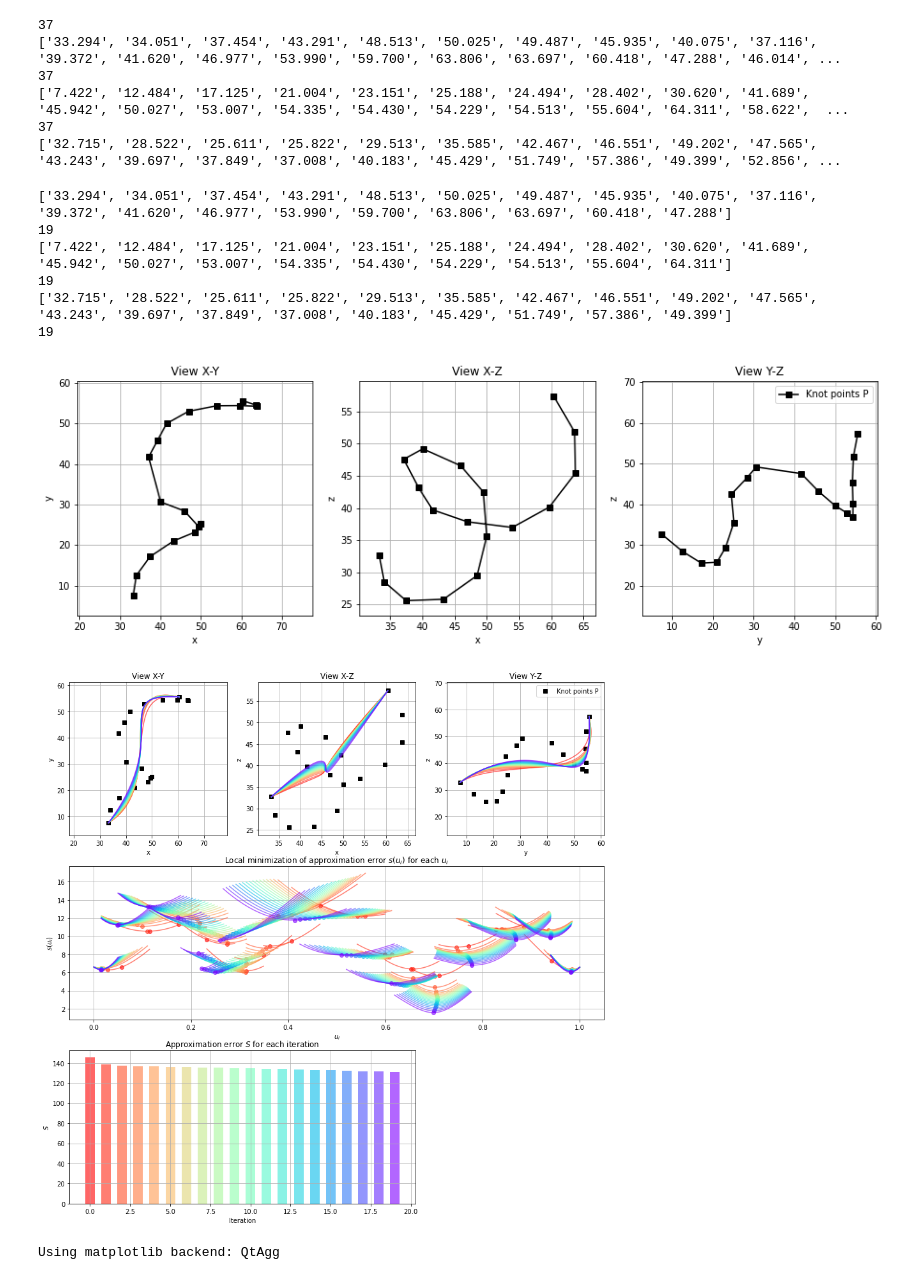
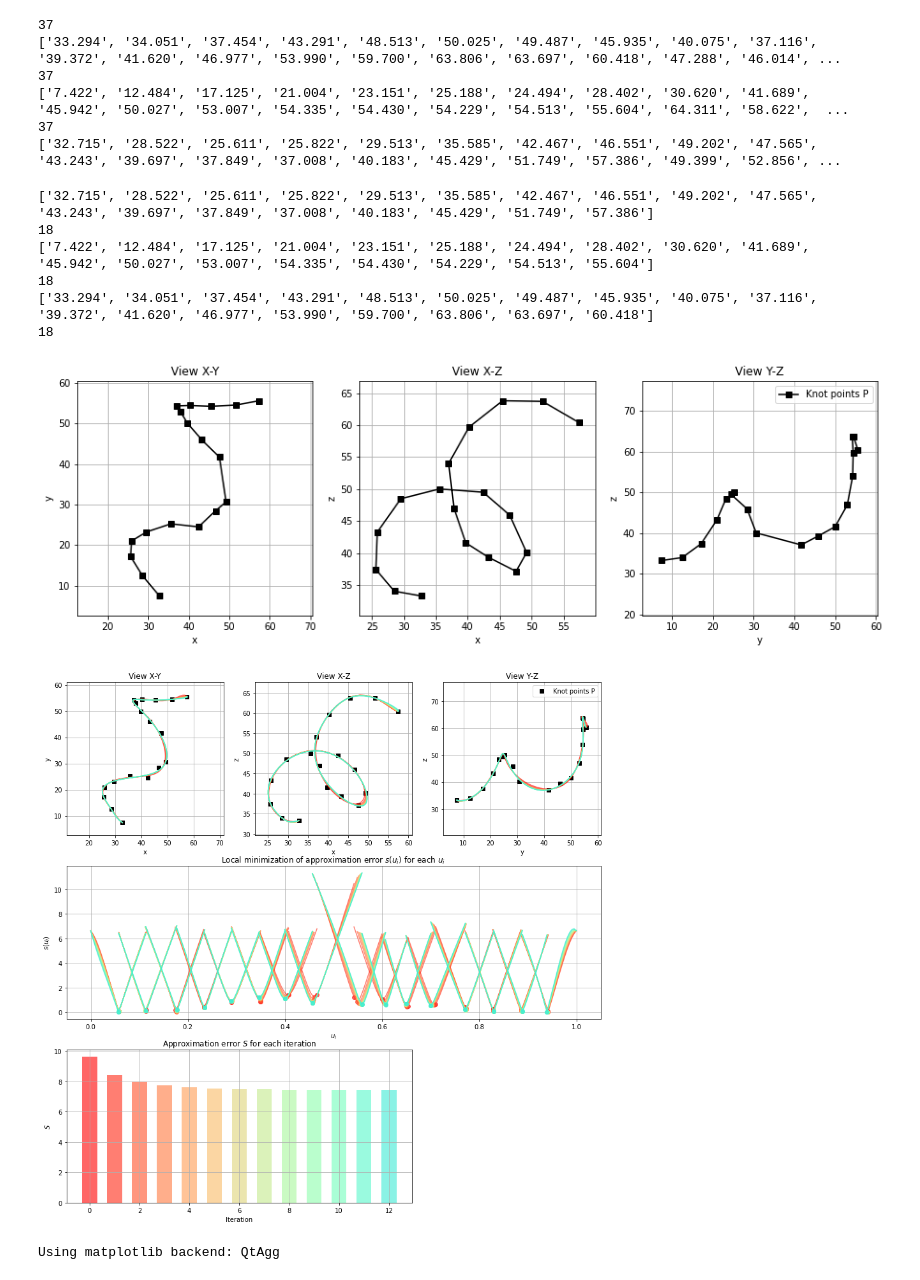
Before and after one commit to ady00/mldd-biologics, a Jupyter notebook: dna_curve_fit_1.ipynb, the cells around one changed output. Saved outputs shown, nothing was run; the diff lists cells and outputs as text; code cells hidden in the pictures.

```diff
--- a/dna_curve_fit_1.ipynb
+++ b/dna_curve_fit_1.ipynb
@@ -61,39 +63,28 @@ plt.show()
 37
 ['32.715', '28.522', '25.611', '25.822', '29.513', '35.585', '42.467', '46.551', '49.202', '47.565', '43.243', '39.697', '37.849', '37.008', '40.183', '45.429', '51.749', '57.386', '49.399', '52.856', ...
 # %%
-x = ['33.294', '34.051', '37.454', '43.291', '48.513', '50.025', '49.487', '45.935', '40.075', '37.116', '39.372', '41.620', '46.977', '53.990', '59.700', '63.806', '63.697', '60.418', '47.288', '46.014', '48.501', '53.192', '55.666', '57.191', '57.129', '52.916', '46.694', '41.073', '34.812', '32.354', '32.064', '35.023', '40.739', '46.170', '50.012', '52.004', '48.364']
-y = ['7.422', '12.484', '17.125', '21.004', '23.151', '25.188', '24.494', '28.402', '30.620', '41.689', '45.942', '50.027', '53.007', '54.335', '54.430', '54.229', '54.513', '55.604', '64.311', '58.622', '53.065', '48.377', '43.747', '40.833', '40.545', '39.222', '38.451', '37.418', '35.263', '30.104', '24.550', '20.277', '16.912', '14.673', '12.479', '12.051', '8.682']
-z = ['32.715', '28.522', '25.611', '25.822', '29.513', '35.585', '42.467', '46.551', '49.202', '47.565', '43.243', '39.697', '37.849', '37.008', '40.183', '45.429', '51.749', '57.386', '49.399', '52.856', '55.091', '55.721', '51.940', '46.266', '39.604', '34.420', '32.818', '31.529', '31.931', '35.356', '38.856', '43.698', '44.476', '41.885', '36.778', '30.191', '25.295']
+#obtaining the coordinates for phosphorous and splitting them as necessary
 
-x = x[0:19]
+x = xs[:18]
 print(x)
 print(len(x))
-y = y[0:19]
+y = ys[:18]
 print(y)
 print(len(y))
-z = z[0:19]
+z = zs[:18]
 print(z)
 print(len(z))
 # %% [output]
-['33.294', '34.051', '37.454', '43.291', '48.513', '50.025', '49.487', '45.935', '40.075', '37.116', '39.372', '41.620', '46.977', '53.990', '59.700', '63.806', '63.697', '60.418', '47.288']
-19
-['7.422', '12.484', '17.125', '21.004', '23.151', '25.188', '24.494', '28.402', '30.620', '41.689', '45.942', '50.027', '53.007', '54.335', '54.430', '54.229', '54.513', '55.604', '64.311']
-19
-['32.715', '28.522', '25.611', '25.822', '29.513', '35.585', '42.467', '46.551', '49.202', '47.565', '43.243', '39.697', '37.849', '37.008', '40.183', '45.429', '51.749', '57.386', '49.399']
-19
+['32.715', '28.522', '25.611', '25.822', '29.513', '35.585', '42.467', '46.551', '49.202', '47.565', '43.243', '39.697', '37.849', '37.008', '40.183', '45.429', '51.749', '57.386']
+18
+['7.422', '12.484', '17.125', '21.004', '23.151', '25.188', '24.494', '28.402', '30.620', '41.689', '45.942', '50.027', '53.007', '54.335', '54.430', '54.229', '54.513', '55.604']
+18
+['33.294', '34.051', '37.454', '43.291', '48.513', '50.025', '49.487', '45.935', '40.075', '37.116', '39.372', '41.620', '46.977', '53.990', '59.700', '63.806', '63.697', '60.418']
+18
 # %%
 %matplotlib inline
 
-#--- Generate y,z coords from given x coords
-def generate_yz_coords(x):
-    y = -0.5 * x**2 - 0.3 * x + 5
-    z = 0.1 * x**3 + 5
-    return y, z
-
 #--- Generate and store knot points in matrix P
-x = ['33.294', '34.051', '37.454', '43.291', '48.513', '50.025', '49.487', '45.935', '40.075', '37.116', '39.372', '41.620', '46.977', '53.990', '59.700', '63.806', '63.697', '60.418']
-y = ['7.422', '12.484', '17.125', '21.004', '23.151', '25.188', '24.494', '28.402', '30.620', '41.689', '45.942', '50.027', '53.007', '54.335', '54.430', '54.229', '54.513', '55.604']
-z = ['32.715', '28.522', '25.611', '25.822', '29.513', '35.585', '42.467', '46.551', '49.202', '47.565', '43.243', '39.697', '37.849', '37.008', '40.183', '45.429', '51.749', '57.386']
 
 n = len(x)
 
@@ -141,7 +132,7 @@ ax[i].margins(.1, .1)
 ax[i].legend()
 ax[i].grid()
 # %% [output]
-[figure, old version]
+[figure, new version]
 # %%
 def uniform_param(P):
     u = linspace(0, 1, len(P))
@@ -231,7 +222,7 @@ def iterative_param(P, u, fxcoeff, fycoeff, fzcoeff, fig_ax):
 #-------------------------------------------------------------------------------
 # Options for the approximation method
 #-------------------------------------------------------------------------------
-polydeg = 3           # Degree of polygons of parametric curve
+polydeg = 11           # Degree of polygons of parametric curve
 w = ones(n)           # Set weights for knot points
 w[0] = w[-1] = 1e6
 max_iter = 20         # Max. number of iterations
@@ -319,34 +310,34 @@ for iter_i in range(max_iter):
     f_uu[:,0] = pl.polyval(uu, fxcoeff)
     f_uu[:,1] = pl.polyval(uu, fycoeff)
     f_uu[:,2] = pl.polyval(uu, fzcoeff)
 
     #--- Print plots
     hp = ax[0].plot(f_uu[:,0], f_uu[:,1], color=plt_color[iter_i], alpha=plt_alpha)
     hp = ax[1].plot(f_uu[:,0], f_uu[:,2], color=plt_color[iter_i], alpha=plt_alpha)
     hp = ax[2].plot(f_uu[:,1], f_uu[:,2], color=plt_color[iter_i], alpha=plt_alpha)
 
     #--- Errors of init parametrization
     if iter_i == 0:
         for i in range(1, len(u)-1):
             ax[3].plot(u[i], linalg.norm(P[i]-f_u[i]), 'o', color=plt_color[iter_i], alpha=plt_alpha)
 
     #--- Total error of approximation S for iteration i
     S = 0
     for j in range(len(u)):
         S += w[j] * linalg.norm(P[j] - f_u[j])
 
     #--- Add bar of approx. error
     ax[4].bar(iter_i, S, width=0.6, color=plt_color[iter_i], alpha=plt_alpha)
     S_hist.append(S)
 
     #--- Stop iterating if change in error is lower than desired condition
     if iter_i > 0:
         S_change = S_hist[iter_i-1] / S_hist[iter_i] - 1
         #print('iteration:%3i, approx.error: %.4f (%f)' % (iter_i, S_hist[iter_i], S_change))
         if S_change < eps:
             break
 # %% [output]
-[figure, old version]
+[figure, new version]
 # %%
 %matplotlib
 
```
Also changed, not shown: parts of 2 cells of this notebook.
